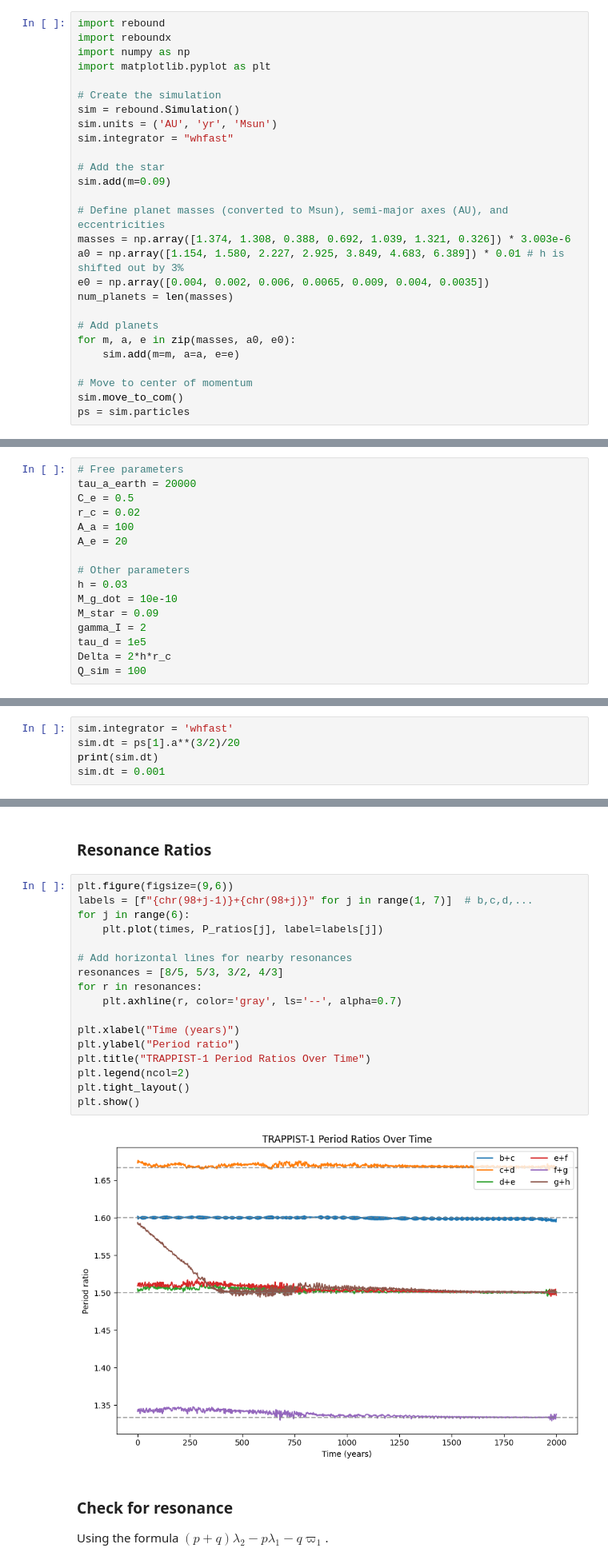
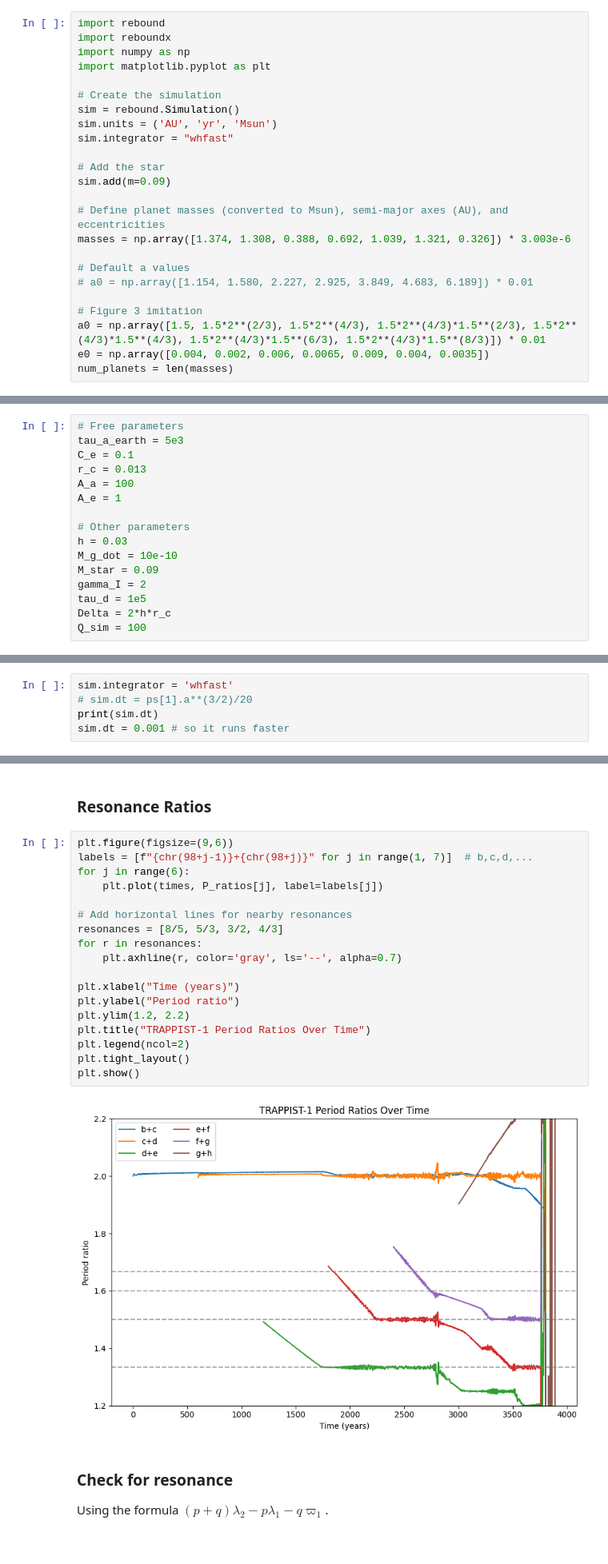
Before and after one commit to dchen10Git/uchi-exoplanets-2025, a Jupyter notebook: trappist_test.ipynb, the cells around one changed output, grey strips where cells are left out. Shown at 80% size. Saved outputs shown, nothing was run; the diff lists cells and outputs as text.

Commit message:
Implemented planet spawning, but still finicky

```diff
--- a/trappist_test.ipynb
+++ b/trappist_test.ipynb
@@ -20,17 +20,14 @@ sim.add(m=0.09)
 
 # Define planet masses (converted to Msun), semi‐major axes (AU), and eccentricities
 masses = np.array([1.374, 1.308, 0.388, 0.692, 1.039, 1.321, 0.326]) * 3.003e-6
-a0 = np.array([1.154, 1.580, 2.227, 2.925, 3.849, 4.683, 6.389]) * 0.01 # h is shifted out by 3%
+
+# Default a values
+# a0 = np.array([1.154, 1.580, 2.227, 2.925, 3.849, 4.683, 6.189]) * 0.01
+
+# Figure 3 imitation
+a0 = np.array([1.5, 1.5*2**(2/3), 1.5*2**(4/3), 1.5*2**(4/3)*1.5**(2/3), 1.5*2**(4/3)*1.5**(4/3), 1.5*2**(4/3)*1.5**(6/3), 1.5*2**(4/3)*1.5**(8/3)]) * 0.01
 e0 = np.array([0.004, 0.002, 0.006, 0.0065, 0.009, 0.004, 0.0035])
 num_planets = len(masses)
-
-# Add planets
-for m, a, e in zip(masses, a0, e0):
-    sim.add(m=m, a=a, e=e)
-
-# Move to center of momentum
-sim.move_to_com()
-ps = sim.particles
 # %% [markdown]
 ### Disk Parameters
 From Huang & Ormel (2022):
@@ -40,10 +41,10 @@ From Huang & Ormel (2022):
 # %%
 # Free parameters
-tau_a_earth = 20000
-C_e = 0.5
-r_c = 0.02
+tau_a_earth = 5e3
+C_e = 0.1
+r_c = 0.013
 A_a = 100
-A_e = 20
+A_e = 1
 
 # Other parameters
 h = 0.03
@@ -142,7 +141,7 @@ for p in ps[1:]: # skip star at index 0
 We set the timestep to 5% of the orbital period of Planet b to make sure we always resolve the orbit
 # %%
 sim.integrator = 'whfast'
-sim.dt = ps[1].a**(3/2)/20
+# sim.dt = ps[1].a**(3/2)/20
 print(sim.dt)
-sim.dt = 0.001
+sim.dt = 0.001 # so it runs faster
 # %% [output]
@@ -190,22 +233,23 @@ plt.show()
 # %%
 plt.figure(figsize=(9,6))
 labels = [f"{chr(98+j-1)}+{chr(98+j)}" for j in range(1, 7)]  # b,c,d,...
 for j in range(6):
     plt.plot(times, P_ratios[j], label=labels[j])
 
 # Add horizontal lines for nearby resonances
 resonances = [8/5, 5/3, 3/2, 4/3]
 for r in resonances:
     plt.axhline(r, color='gray', ls='--', alpha=0.7)
 
 plt.xlabel("Time (years)")
 plt.ylabel("Period ratio")
+plt.ylim(1.2, 2.2)
 plt.title("TRAPPIST-1 Period Ratios Over Time")
 plt.legend(ncol=2)
 plt.tight_layout()
 plt.show()
 # %% [output]
-[figure, old version]
+[figure, new version]
 # %% [markdown]
 ### Check for resonance
 Using the formula $(p+q)\lambda_2 - p\lambda_1 - q \varpi_1$.
```
Also changed, not shown: parts of 11 cells of this notebook.
